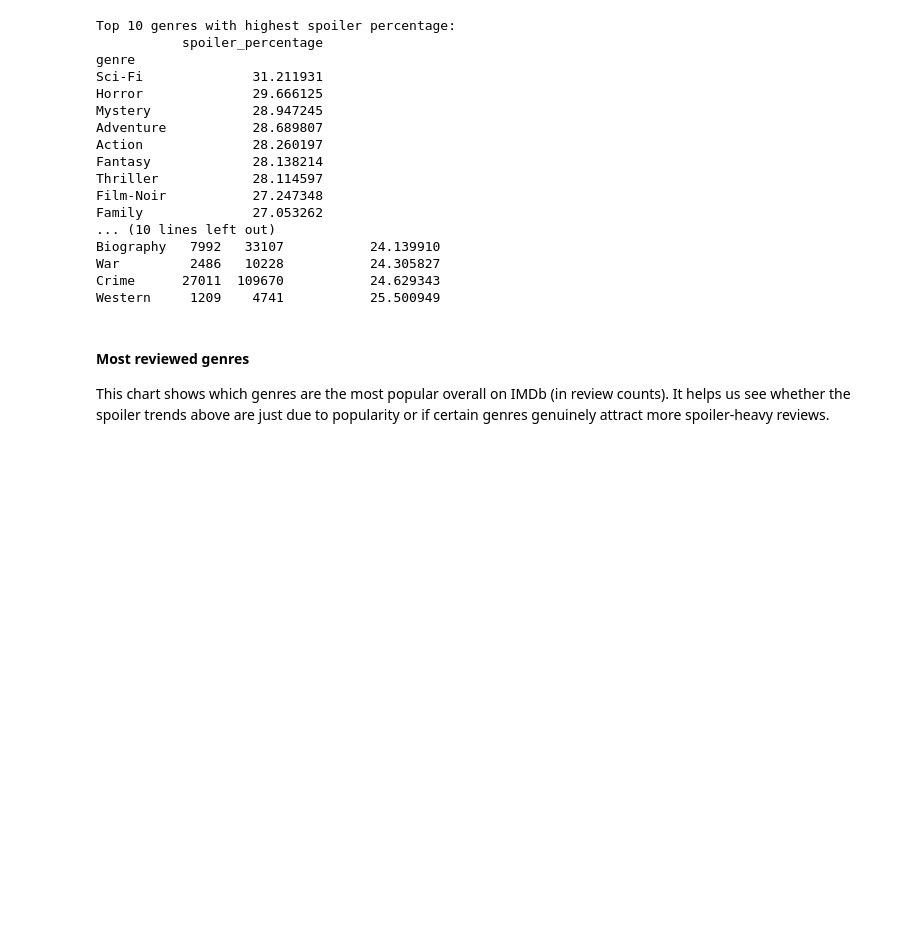
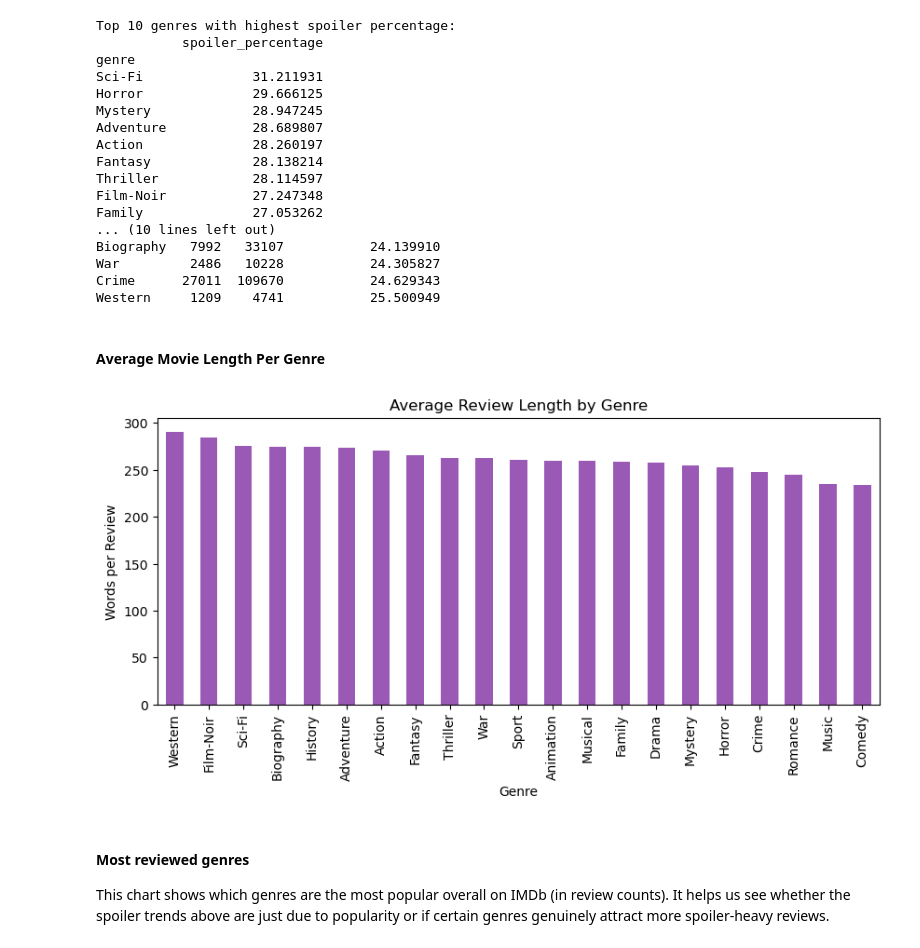
Before and after one commit to ayshmnmm/plot-protector, a Jupyter notebook: notebooks/01_eda.ipynb, the cells around one changed output. Cells and saved outputs as stored; diff of their text form; code cells hidden in the pictures; blank space fills up the shorter version.

```diff
--- a/notebooks/01_eda.ipynb
+++ b/notebooks/01_eda.ipynb
@@ -285,6 +308,30 @@ Biography   7992   33107           24.139910
 War         2486   10228           24.305827
 Crime      27011  109670           24.629343
 Western     1209    4741           25.500949
+# %% [markdown]
+#### **Average Movie Length Per Genre**
+# %%
+# merge reviews with movie_details to bring in genres
+merged = reviews.merge(movie_details[['movie_id', 'genre']], on='movie_id', how='left')
+
+# compute average review length per genre
+merged['length'] = merged['review_text'].str.split().str.len()
+
+genre_lengths = (
+    merged.explode('genre')
+    .groupby('genre')['length']
+    .mean()
+    .sort_values(ascending=False)
+)
+
+plt.figure(figsize=(10,4))
+genre_lengths.plot(kind='bar', color='#9b59b6')
+plt.title("Average Review Length by Genre")
+plt.ylabel("Words per Review")
+plt.xlabel("Genre")
+plt.show()
+# %% [output]
+[figure, added]
 # %% [markdown]
 #### **Most reviewed genres**
 
```
Also changed, not shown: parts of 5 cells of this notebook.
